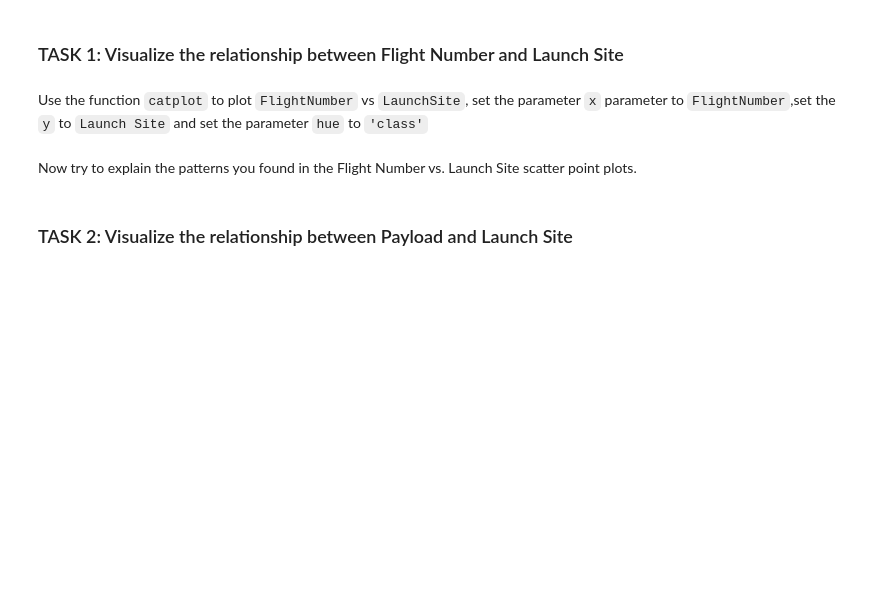
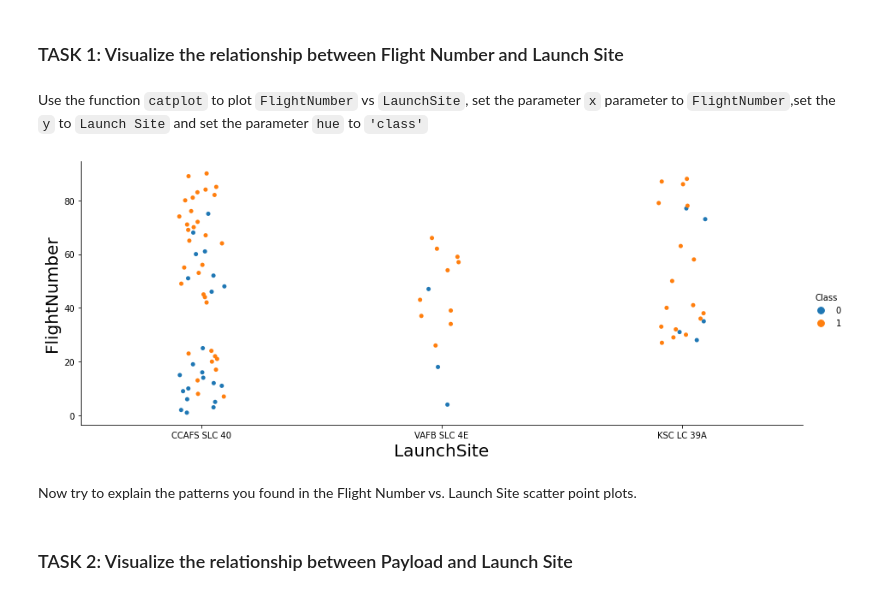
Before and after one commit to rhCat/IBM-Couse, a Jupyter notebook: Week_2_EDA/jupyter-labs-eda-dataviz.ipynb, the cells around one changed output. Drawn from its saved outputs; the diff is of its cells as text; code cells hidden in the pictures; blank space fills up the shorter version.

```diff
--- a/Week_2_EDA/jupyter-labs-eda-dataviz.ipynb
+++ b/Week_2_EDA/jupyter-labs-eda-dataviz.ipynb
@@ -84,8 +84,21 @@ Next, let's drill down to each site visualize its detailed launch records.
 ### TASK 1: Visualize the relationship between Flight Number and Launch Site
 # %% [markdown]
 Use the function <code>catplot</code> to plot <code>FlightNumber</code> vs <code>LaunchSite</code>, set the  parameter <code>x</code>  parameter to <code>FlightNumber</code>,set the  <code>y</code> to <code>Launch Site</code> and set the parameter <code>hue</code> to <code>'class'</code>
+# %%
+def plot_data(x_val,y_val,hue_val,aspect_ratio):
+    # Plot a scatter point chart with x axis to be Flight Number and y axis to be the launch site, and hue to be the class value
+    sns.catplot(y=y_val, x=x_val, hue=hue_val, data=df, aspect = aspect_ratio)
+    plt.xlabel(x_val,fontsize=20)
+    plt.ylabel(y_val,fontsize=20)
+    plt.show()
 # %%
 # Plot a scatter point chart with x axis to be Flight Number and y axis to be the launch site, and hue to be the class value
+x_val="LaunchSite"
+y_val="FlightNumber"
+hue_val="Class"
+plot_data(x_val,y_val,hue_val,2.5)
+# %% [output]
+[figure, added]
 # %% [markdown]
 Now try to explain the patterns you found in the Flight Number vs. Launch Site scatter point plots.
 # %% [markdown]
```
Also changed, not shown: parts of 16 cells of this notebook, 3 other files.
